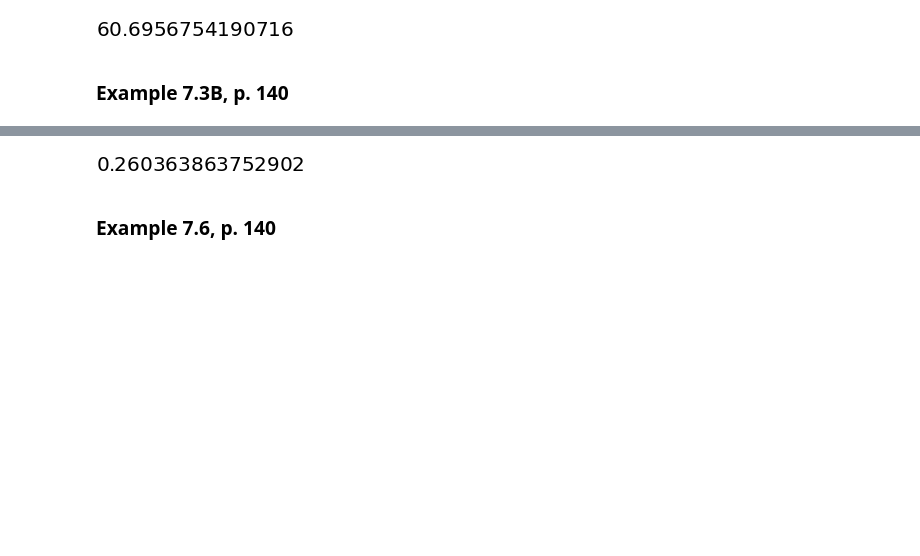
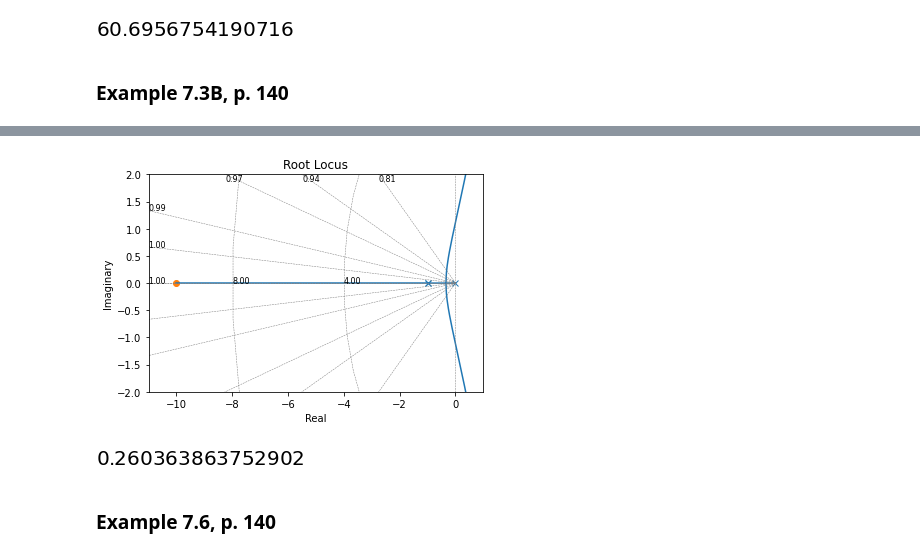
Before and after one commit to gmxavier/FAT0413150, a Jupyter notebook: notebooks/07.01-Chau-Ch7.ipynb, the cells around one changed output, grey strips where cells are left out. Cells and saved outputs as stored; diff of their text form; code cells hidden in the pictures; blank space fills up the shorter version.

```diff
--- a/notebooks/07.01-Chau-Ch7.ipynb
+++ b/notebooks/07.01-Chau-Ch7.ipynb
@@ -243,0 +261,12 @@ ex73B = root_locus(tf([tauI, 1], [tauI, 2*tauI, tauI, 0]))
+# %%
+# setting tauI
+tauI = 0.1
+# setting the PI transfer function without the proportional gain
+GPI = 1 + tf(1, [tauI, 0])
+print(GPI)
+# setting the process transfer function
+Gp = tf(1, [1, 2, 1])
+print(Gp)
+# setting the "open-loop" transfer function
+G = GPI*Gp
+print(G)
@@ -244,3 +287,8 @@ ex73B = root_locus(tf([tauI, 1], [tauI, 2*tauI, tauI, 0]))
+# %%
+# plotting the root-locus
+ex73B = root_locus(G, xlim=(-11, 1), ylim=(-2, 2))
+# %% [output]
+[figure, added]
 # %%
 zero_crossings = np.where(np.diff(np.sign(ex73B[0][:,1])))[0]
 Kcu = ex73B[1][zero_crossings+1][0]
```
Also changed, not shown: parts of 38 cells of this notebook.
